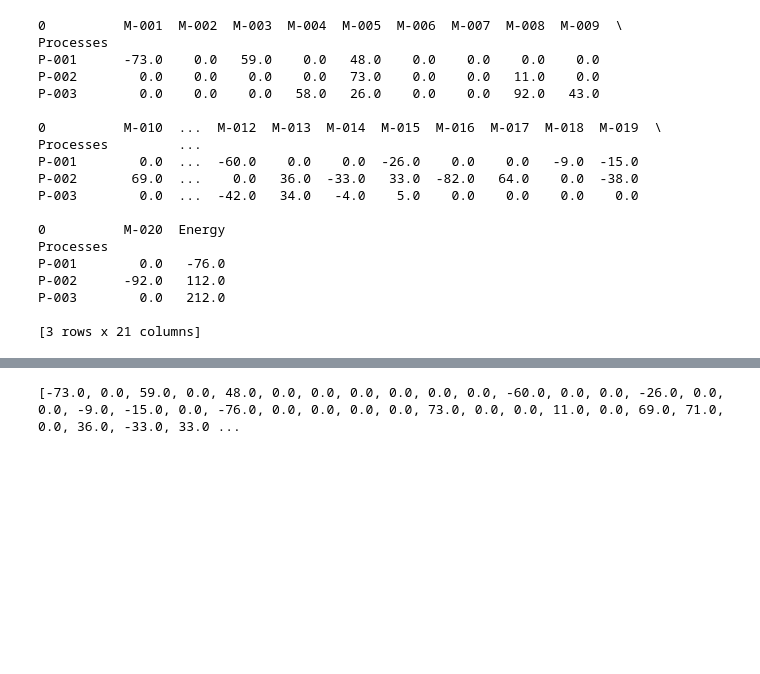
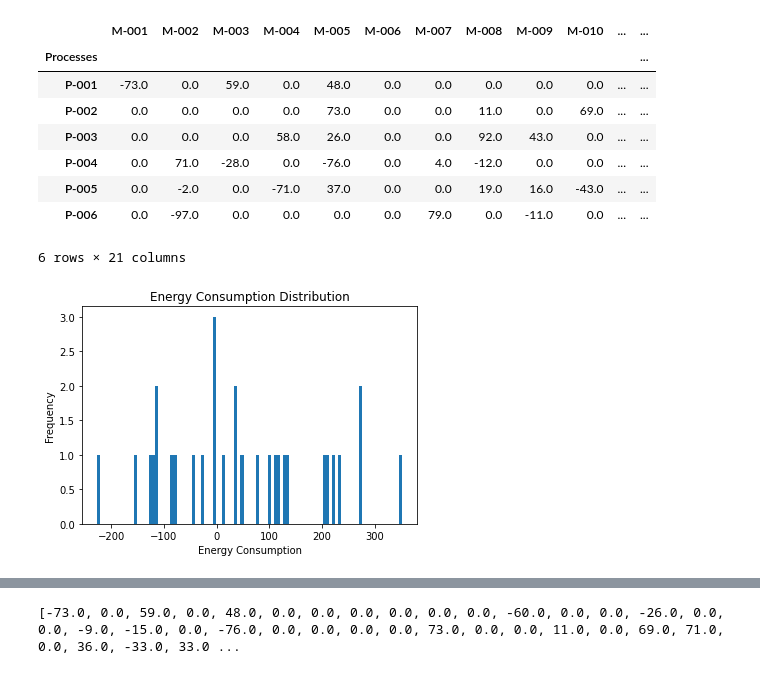
Before and after one commit to walzter/CircularEconomy, a Jupyter notebook: src/experiment.ipynb, the cells around one changed output, grey strips where cells are left out. Cells and saved outputs as stored; diff of their text form; code cells hidden in the pictures; blank space fills up the shorter version.

```diff
--- a/src/experiment.ipynb
+++ b/src/experiment.ipynb
@@ -13,36 +12,42 @@ from utils.helpers import reading
 # %%
 data = './data/data.csv'
-df = reading(data)
+df = pd.read_csv(data)
+#Take the first row of the data and put as header
+df.columns = df.iloc[0]
 
+#take the first column of the data and convert as the index of the dataframe\n",
+df.index = df.iloc[:,0]
+#Delete the first row of the dataframe
+df = df.drop(df.index[0])
+#delete the first column
+df = df.drop(df.columns[0], axis=1)
 
 
 df.drop('Cost/Energy…?', axis=1, inplace=True)
+
 
 # Convert the dataframe to a numpy array
 df = df.astype(float)
 df['Energy'] = df.sum(axis=1)
 df.reset_index().set_index('Processes').head()
-
-
-
-print(df.head(3))
+df.head(6)
 # %% [output]
+|  | M-001 | M-002 | M-003 | M-004 | M-005 | M-006 | M-007 | M-008 | M-009 | M-010 | ... | ... |
+| Processes |  |  |  |  |  |  |  |  |  |  |  | ... |
+| P-001 | -73.0 | 0.0 | 59.0 | 0.0 | 48.0 | 0.0 | 0.0 | 0.0 | 0.0 | 0.0 | ... | ... |
+| P-002 | 0.0 | 0.0 | 0.0 | 0.0 | 73.0 | 0.0 | 0.0 | 11.0 | 0.0 | 69.0 | ... | ... |
+| P-003 | 0.0 | 0.0 | 0.0 | 58.0 | 26.0 | 0.0 | 0.0 | 92.0 | 43.0 | 0.0 | ... | ... |
+| P-004 | 0.0 | 71.0 | -28.0 | 0.0 | -76.0 | 0.0 | 4.0 | -12.0 | 0.0 | 0.0 | ... | ... |
+| P-005 | 0.0 | -2.0 | 0.0 | -71.0 | 37.0 | 0.0 | 0.0 | 19.0 | 16.0 | -43.0 | ... | ... |
+| P-006 | 0.0 | -97.0 | 0.0 | 0.0 | 0.0 | 0.0 | 79.0 | 0.0 | -11.0 | 0.0 | ... | ... |
-0          M-001  M-002  M-003  M-004  M-005  M-006  M-007  M-008  M-009  \
-Processes
-P-001      -73.0    0.0   59.0    0.0   48.0    0.0    0.0    0.0    0.0
-P-002        0.0    0.0    0.0    0.0   73.0    0.0    0.0   11.0    0.0
-P-003        0.0    0.0    0.0   58.0   26.0    0.0    0.0   92.0   43.0
-
-0          M-010  ...  M-012  M-013  M-014  M-015  M-016  M-017  M-018  M-019  \
-Processes         ...
-P-001        0.0  ...  -60.0    0.0    0.0  -26.0    0.0    0.0   -9.0  -15.0
-P-002       69.0  ...    0.0   36.0  -33.0   33.0  -82.0   64.0    0.0  -38.0
-P-003        0.0  ...  -42.0   34.0   -4.0    5.0    0.0    0.0    0.0    0.0
-
-0          M-020  Energy
-Processes
-P-001        0.0   -76.0
-P-002      -92.0   112.0
-P-003        0.0   212.0
-
-[3 rows x 21 columns]
+6 rows × 21 columns
+# %%
+
+#Plot the distribution of the energy consumption of the processes
+plt.hist(df['Energy'], bins=100)
+plt.xlabel('Energy Consumption')
+plt.ylabel('Frequency')
+plt.title('Energy Consumption Distribution')
+plt.show()
+# %% [output]
+[figure, added]
```
Also changed, not shown: parts of 3 cells of this notebook, 2 other files.
